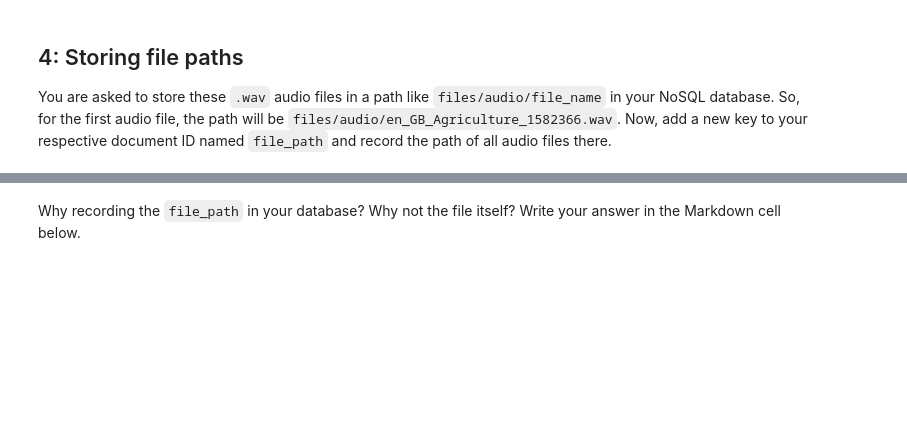
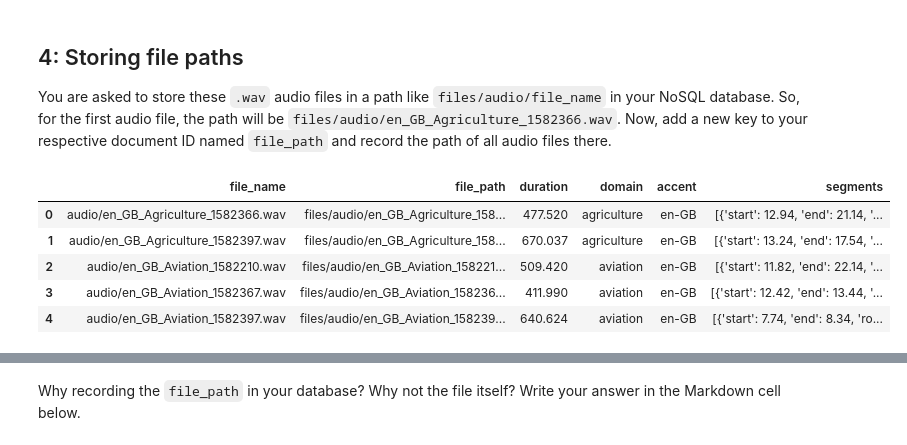
Before and after one commit to grahamhoward-coder/24047396_BigData_GenerativeModels, a Jupyter notebook: 24047396.ipynb, the cells around one changed output, grey strips where cells are left out. Saved outputs shown, nothing was run; the diff lists cells and outputs as text; code cells hidden in the pictures; blank space fills up the shorter version.

```diff
--- a/24047396.ipynb
+++ b/24047396.ipynb
@@ -110,9 +110,13 @@ Write a Python code to load the JSONL file (`call_centre_metadata.jsonl`) and in
 # %%
 # BEGIN SOLUTION
 # Your code here with comments or explanation
-callcentre = Path("/content/drive/MyDrive/BD&GM_Assignment/call_centre_metadata.jsonl")
+callcentre = Path("/content/call_centre_metadata.jsonl")
+assignment = Path("/content/24047396.json")
 
-
+source = pd.read_json(callcentre, lines=True)
+source.to_json(assignment, orient="records") ## load data into the assignment 24047396.json file
+target = pd.read_json(assignment, orient="records") ## Read from assignment json database after insertion of data from source
+target.head(5)
 
 # END SOLUTION
 # %% [output]
@@ -146,5 +192,6 @@ Write a Python code to read all `.wav` audio files, search in your database (use
 # %%
 # BEGIN SOLUTION
 # Your code here with comments or explanation
-
+wave_files = target['file_name'].str[6:]
+wave_files
 # END SOLUTION
@@ -153,9 +215,26 @@ Write a Python code to read all `.wav` audio files, search in your database (use
 You are asked to store these `.wav` audio files in a path like `files/audio/file_name` in your NoSQL database. So, for the first audio file, the path will be `files/audio/en_GB_Agriculture_1582366.wav`. Now, add a new key to your respective document ID named `file_path` and record the path of all audio files there.
 # %%
 # BEGIN SOLUTION
-# Your code here with comments or explanation
+# couldn't find the procedure so used GenAI to find best code structure. Note: upon review of json file, JSON has replaced the forward
+# slash "/" with "\/" in the raw data because JSON used this it represent aforward slash. When printed or exported in dataframe
+# pandas replaces visual back to single forwards slash.
+
+assignment_df = pd.read_json(assignment)
+
+assignment_df['file_path'] = 'files/audio/' + wave_files
+assignment_df = assignment_df[['file_name', 'file_path', 'duration', 'domain', 'accent', 'segments']]
+
+assignment_df.to_json(assignment, orient='records')
+assignment_df.head(5)
 
 # END SOLUTION
+# %% [output]
+|  | file_name | file_path | duration | domain | accent | segments |
+| 0 | audio/en_GB_Agriculture_1582366.wav | files/audio/en_GB_Agriculture_158... | 477.520 | agriculture | en-GB | [{'start': 12.94, 'end': 21.14, '... |
+| 1 | audio/en_GB_Agriculture_1582397.wav | files/audio/en_GB_Agriculture_158... | 670.037 | agriculture | en-GB | [{'start': 13.24, 'end': 17.54, '... |
+| 2 | audio/en_GB_Aviation_1582210.wav | files/audio/en_GB_Aviation_158221... | 509.420 | aviation | en-GB | [{'start': 11.82, 'end': 22.14, '... |
+| 3 | audio/en_GB_Aviation_1582367.wav | files/audio/en_GB_Aviation_158236... | 411.990 | aviation | en-GB | [{'start': 12.42, 'end': 13.44, '... |
+| 4 | audio/en_GB_Aviation_1582397.wav | files/audio/en_GB_Aviation_158239... | 640.624 | aviation | en-GB | [{'start': 7.74, 'end': 8.34, 'ro... |
 # %%
 # Add at least one test case here to verify the correctness of your code.
 # You can use assertions or print statements to check the expected output.
```
Also changed, not shown: parts of 15 cells of this notebook.
